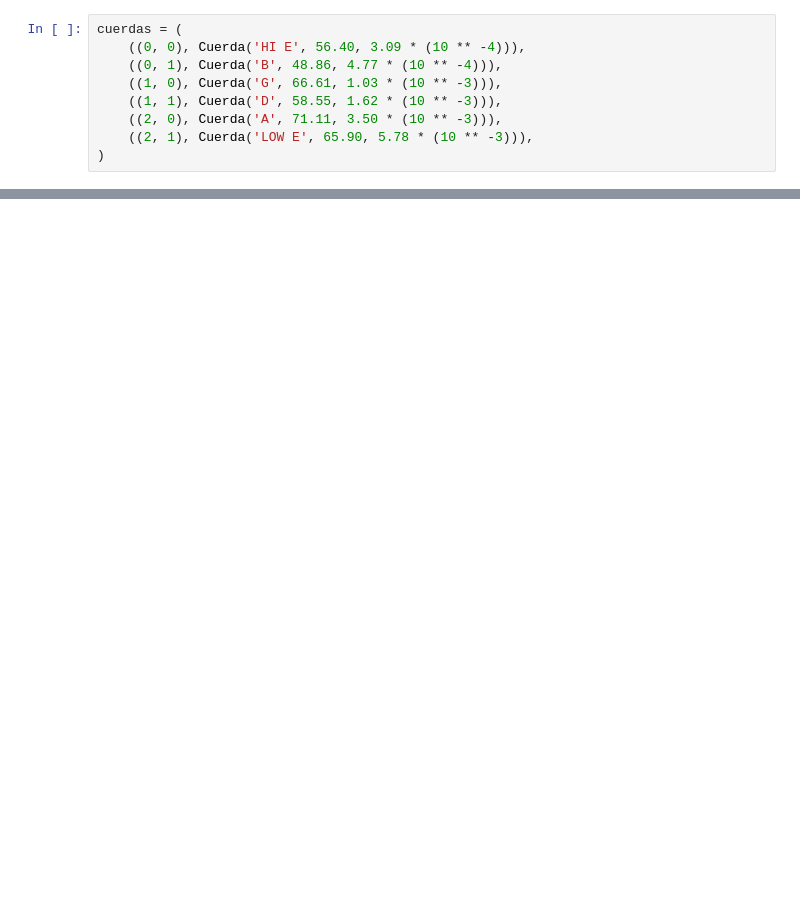
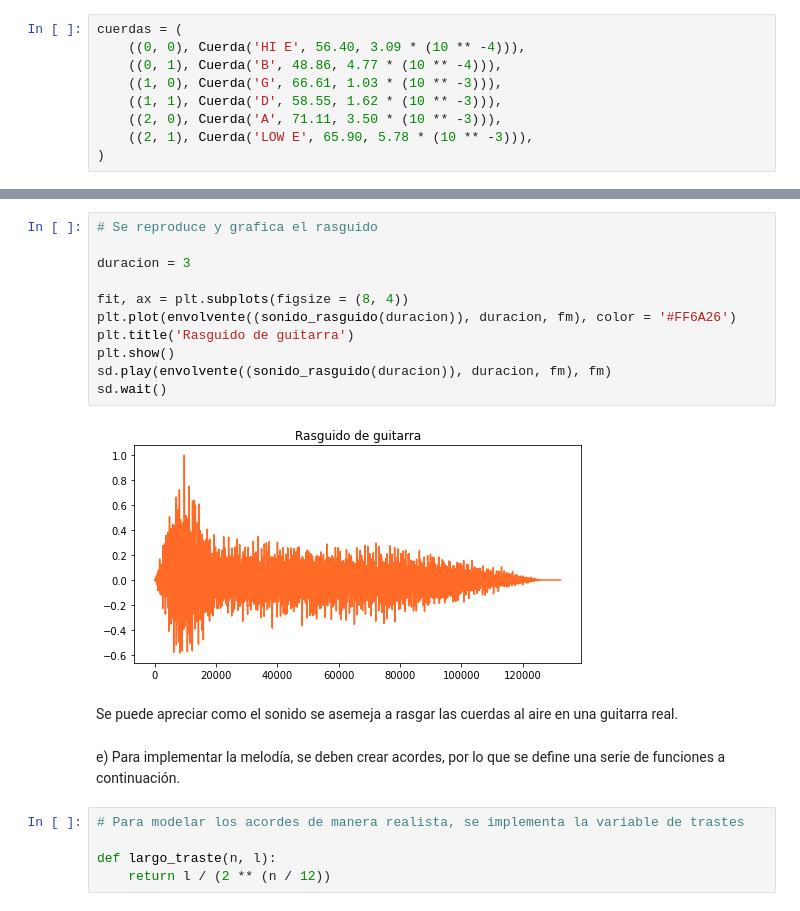
Before and after one commit to ivanvlam/IEE2103, a Jupyter notebook: proyecto.ipynb, the cells around one changed output, grey strips where cells are left out. Cells and saved outputs as stored; diff of their text form; blank space fills up the shorter version.

```diff
--- a/proyecto.ipynb
+++ b/proyecto.ipynb
@@ -735,0 +239,22 @@ sd.wait()
+# %%
+# Se reproduce y grafica el rasguido
+
+duracion = 3
+
+fit, ax = plt.subplots(figsize = (8, 4))
+plt.plot(envolvente((sonido_rasguido(duracion)), duracion, fm), color = '#FF6A26')
+plt.title('Rasguido de guitarra')
+plt.show()
+sd.play(envolvente((sonido_rasguido(duracion)), duracion, fm), fm)
+sd.wait()
+# %% [output]
+[figure, added]
+# %% [markdown]
+Se puede apreciar como el sonido se asemeja a rasgar las cuerdas al aire en una guitarra real.
+# %% [markdown]
+e) Para implementar la melodía, se deben crear acordes, por lo que se define una serie de funciones a continuación.
+# %%
+# Para modelar los acordes de manera realista, se implementa la variable de trastes
+
+def largo_traste(n, l):
+    return l / (2 ** (n / 12))
```
Also changed, not shown: parts of 98 cells of this notebook, 3 other files.
